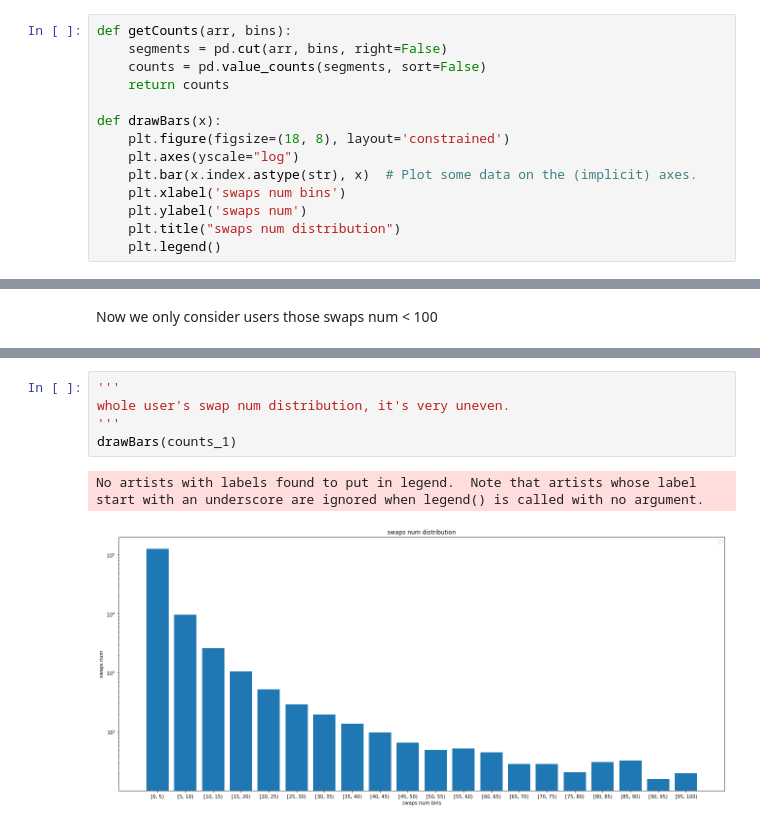
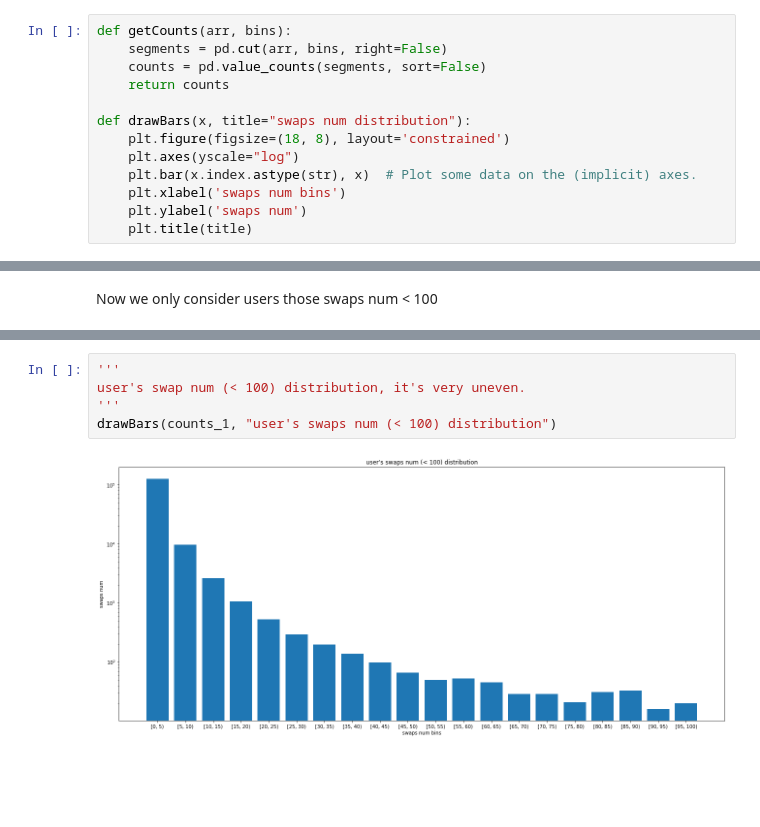
Before and after one commit to SNZHoldings/Uniswap-Governance-Enhancements, a Jupyter notebook: analysis/swaps_num.ipynb, the cells around one changed output, grey strips where cells are left out. Saved outputs shown, nothing was run; the diff lists cells and outputs as text; blank space fills up the shorter version.

```diff
--- a/analysis/swaps_num.ipynb
+++ b/analysis/swaps_num.ipynb
@@ -39,12 +39,11 @@ def getCounts(arr, bins):
     counts = pd.value_counts(segments, sort=False)
     return counts
 
-def drawBars(x):
+def drawBars(x, title="swaps num distribution"):
     plt.figure(figsize=(18, 8), layout='constrained')
     plt.axes(yscale="log")
     plt.bar(x.index.astype(str), x)  # Plot some data on the (implicit) axes.
     plt.xlabel('swaps num bins')
     plt.ylabel('swaps num')
-    plt.title("swaps num distribution")
-    plt.legend()
+    plt.title(title)
 # %%
@@ -96,9 +96,8 @@ print(counts_1.head(counts_1.shape[0]))
 dtype: int64
 # %%
 '''
-whole user's swap num distribution, it's very uneven.
+user's swap num (< 100) distribution, it's very uneven.
 '''
-drawBars(counts_1)
+drawBars(counts_1, "user's swaps num (< 100) distribution")
 # %% [output]
-No artists with labels found to put in legend.  Note that artists whose label start with an underscore are ignored when legend() is called with no argument.
-[figure, old version]
+[figure, new version]
```
Also changed, not shown: parts of 2 cells of this notebook.
